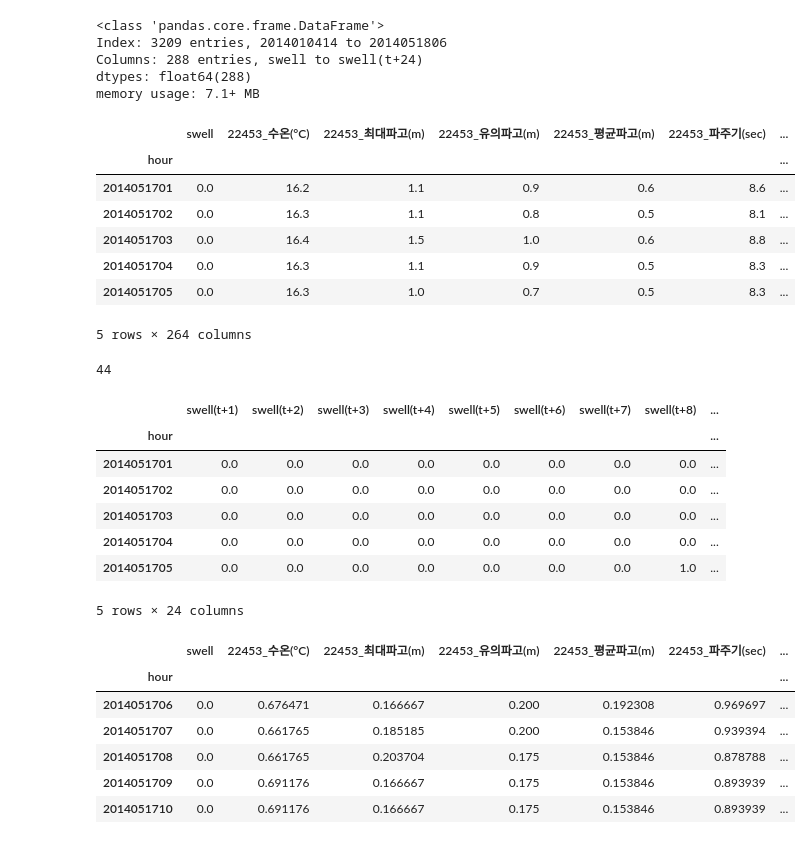
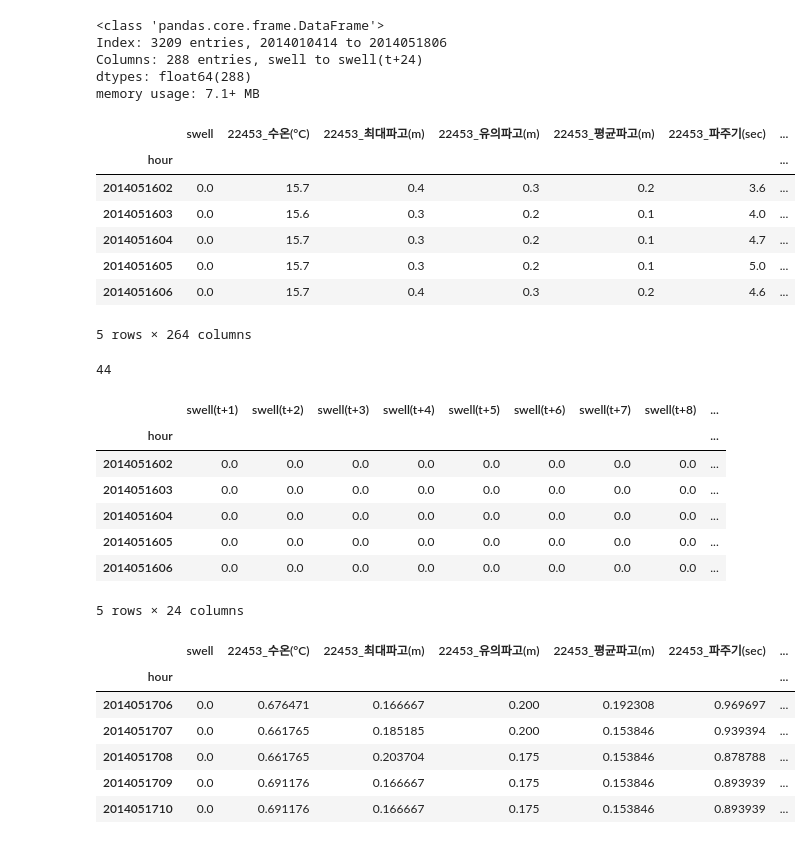
Before and after one commit to junwoopark92/2018-Posco-AI-Challenge, a Jupyter notebook: Task2_forecast_swell/jw/05.eval_lstm_multi_seq_model.ipynb, the cells around one changed output. Cells and saved outputs as stored; diff of their text form; code cells hidden in the pictures.

Commit message:
fix train_set

```diff
--- a/Task2_forecast_swell/jw/05.eval_lstm_multi_seq_model.ipynb
+++ b/Task2_forecast_swell/jw/05.eval_lstm_multi_seq_model.ipynb
@@ -538,16 +538,16 @@ Columns: 288 entries, swell to swell(t+24)
 dtypes: float64(288)
 memory usage: 7.1+ MB
 # %%
-train_X = possible_df.iloc[:-25].drop(sequence_target_features,axis=1)
+train_X = possible_df.iloc[:-24-24].drop(sequence_target_features,axis=1)
 train_X.tail()
 # %% [output]
 |  | swell | 22453_수온(°C) | 22453_최대파고(m) | 22453_유의파고(m) | 22453_평균파고(m) | 22453_파주기(sec) | ... |
 | hour |  |  |  |  |  |  | ... |
-| 2014051701 | 0.0 | 16.2 | 1.1 | 0.9 | 0.6 | 8.6 | ... |
-| 2014051702 | 0.0 | 16.3 | 1.1 | 0.8 | 0.5 | 8.1 | ... |
-| 2014051703 | 0.0 | 16.4 | 1.5 | 1.0 | 0.6 | 8.8 | ... |
-| 2014051704 | 0.0 | 16.3 | 1.1 | 0.9 | 0.5 | 8.3 | ... |
-| 2014051705 | 0.0 | 16.3 | 1.0 | 0.7 | 0.5 | 8.3 | ... |
+| 2014051602 | 0.0 | 15.7 | 0.4 | 0.3 | 0.2 | 3.6 | ... |
+| 2014051603 | 0.0 | 15.6 | 0.3 | 0.2 | 0.1 | 4.0 | ... |
+| 2014051604 | 0.0 | 15.7 | 0.3 | 0.2 | 0.1 | 4.7 | ... |
+| 2014051605 | 0.0 | 15.7 | 0.3 | 0.2 | 0.1 | 5.0 | ... |
+| 2014051606 | 0.0 | 15.7 | 0.4 | 0.3 | 0.2 | 4.6 | ... |
 5 rows × 264 columns
 # %%
 feature_scaler = MinMaxScaler(feature_range=(0, 1))
@@ -558,16 +558,16 @@ feature_len
 # %% [output]
 44
 # %%
-train_y = possible_df.iloc[:-25][sequence_target_features]
+train_y = possible_df.iloc[:-24-24][sequence_target_features]
 train_y.tail()
 # %% [output]
 |  | swell(t+1) | swell(t+2) | swell(t+3) | swell(t+4) | swell(t+5) | swell(t+6) | swell(t+7) | swell(t+8) | ... |
 | hour |  |  |  |  |  |  |  |  | ... |
-| 2014051701 | 0.0 | 0.0 | 0.0 | 0.0 | 0.0 | 0.0 | 0.0 | 0.0 | ... |
-| 2014051702 | 0.0 | 0.0 | 0.0 | 0.0 | 0.0 | 0.0 | 0.0 | 0.0 | ... |
-| 2014051703 | 0.0 | 0.0 | 0.0 | 0.0 | 0.0 | 0.0 | 0.0 | 0.0 | ... |
-| 2014051704 | 0.0 | 0.0 | 0.0 | 0.0 | 0.0 | 0.0 | 0.0 | 0.0 | ... |
-| 2014051705 | 0.0 | 0.0 | 0.0 | 0.0 | 0.0 | 0.0 | 0.0 | 1.0 | ... |
+| 2014051602 | 0.0 | 0.0 | 0.0 | 0.0 | 0.0 | 0.0 | 0.0 | 0.0 | ... |
+| 2014051603 | 0.0 | 0.0 | 0.0 | 0.0 | 0.0 | 0.0 | 0.0 | 0.0 | ... |
+| 2014051604 | 0.0 | 0.0 | 0.0 | 0.0 | 0.0 | 0.0 | 0.0 | 0.0 | ... |
+| 2014051605 | 0.0 | 0.0 | 0.0 | 0.0 | 0.0 | 0.0 | 0.0 | 0.0 | ... |
+| 2014051606 | 0.0 | 0.0 | 0.0 | 0.0 | 0.0 | 0.0 | 0.0 | 0.0 | ... |
 5 rows × 24 columns
 # %%
 test_X = pd.DataFrame(possible_df.iloc[-25:-1])\
```
